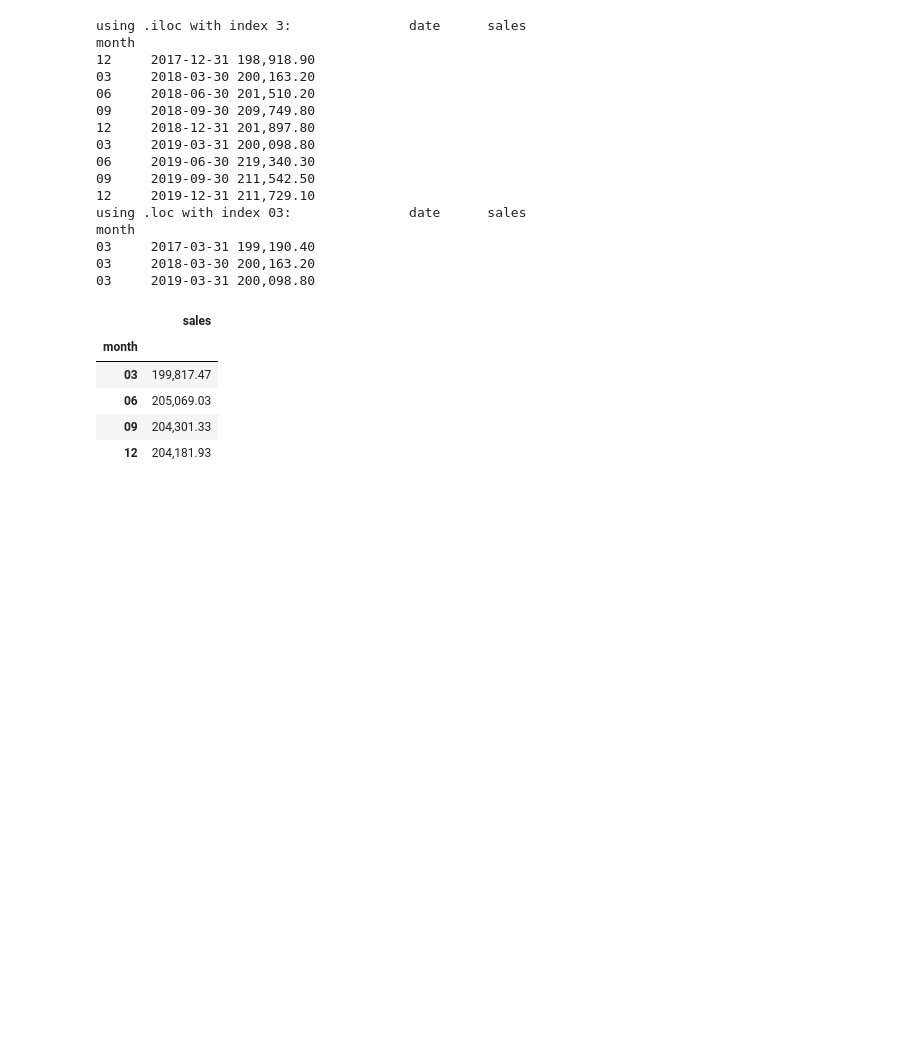
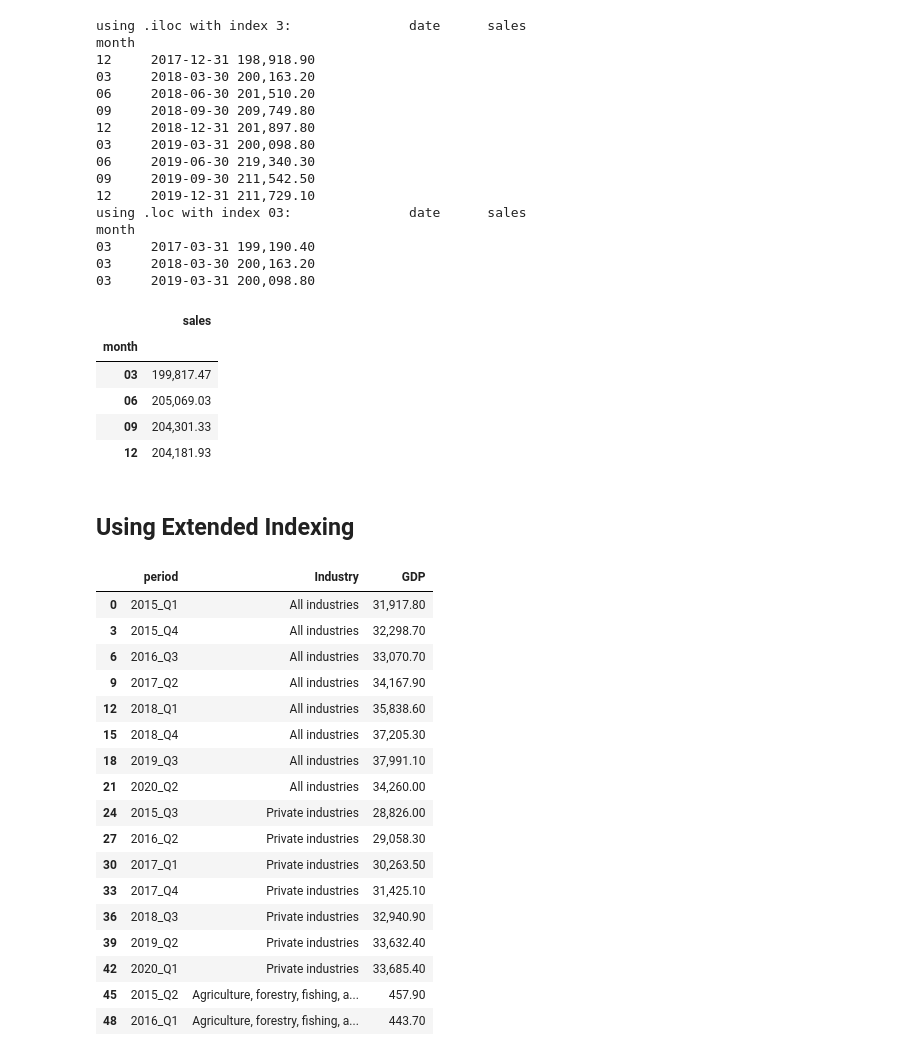
Before and after one commit to mlhudson1/CIDM4310-70_Pandas, a Jupyter notebook: Chapter5.ipynb, the cells around one changed output. Cells and saved outputs as stored; diff of their text form; code cells hidden in the pictures; blank space fills up the shorter version.

Commit message:
Ch.5 - Using Extended Indexing

```diff
--- a/Chapter5.ipynb
+++ b/Chapter5.ipynb
@@ -541,3 +541,26 @@ sales_data.groupby('month').mean()
 | 06 | 205,069.03 |
 | 09 | 204,301.33 |
 | 12 | 204,181.93 |
+# %% [markdown]
+## Using Extended Indexing
+# %%
+GDP_by_industry[0:50:3]
+# %% [output]
+|  | period | Industry | GDP |
+| 0 | 2015_Q1 | All industries | 31,917.80 |
+| 3 | 2015_Q4 | All industries | 32,298.70 |
+| 6 | 2016_Q3 | All industries | 33,070.70 |
+| 9 | 2017_Q2 | All industries | 34,167.90 |
+| 12 | 2018_Q1 | All industries | 35,838.60 |
+| 15 | 2018_Q4 | All industries | 37,205.30 |
+| 18 | 2019_Q3 | All industries | 37,991.10 |
+| 21 | 2020_Q2 | All industries | 34,260.00 |
+| 24 | 2015_Q3 | Private industries | 28,826.00 |
+| 27 | 2016_Q2 | Private industries | 29,058.30 |
+| 30 | 2017_Q1 | Private industries | 30,263.50 |
+| 33 | 2017_Q4 | Private industries | 31,425.10 |
+| 36 | 2018_Q3 | Private industries | 32,940.90 |
+| 39 | 2019_Q2 | Private industries | 33,632.40 |
+| 42 | 2020_Q1 | Private industries | 33,685.40 |
+| 45 | 2015_Q2 | Agriculture, forestry, fishing, a... | 457.90 |
+| 48 | 2016_Q1 | Agriculture, forestry, fishing, a... | 443.70 |
```
Also changed, not shown: parts of 2 cells of this notebook.
